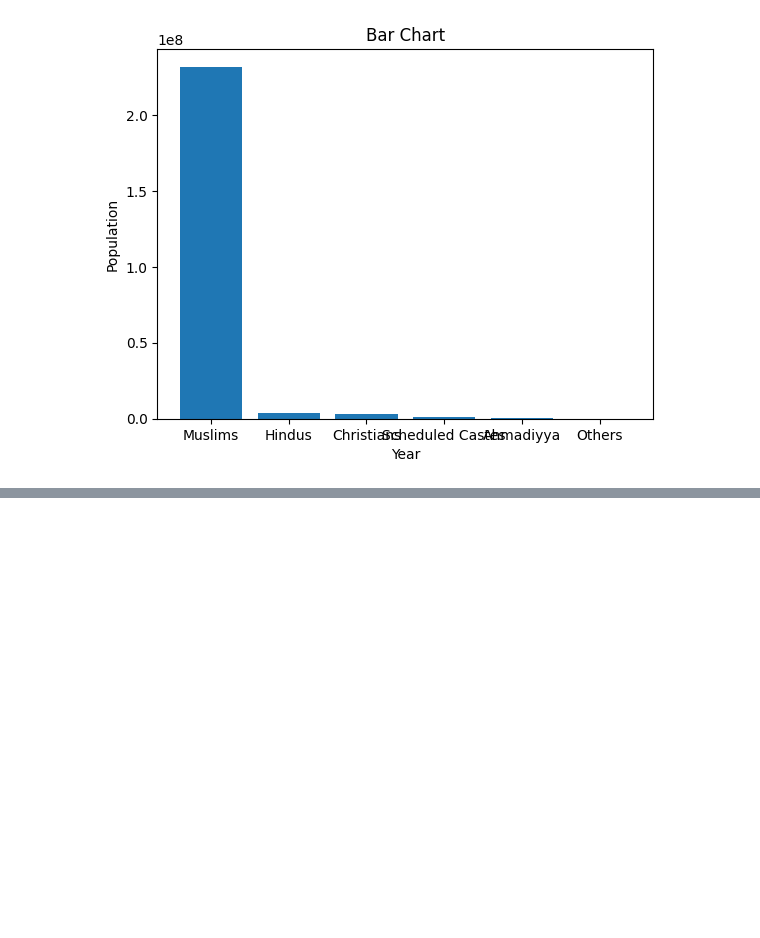
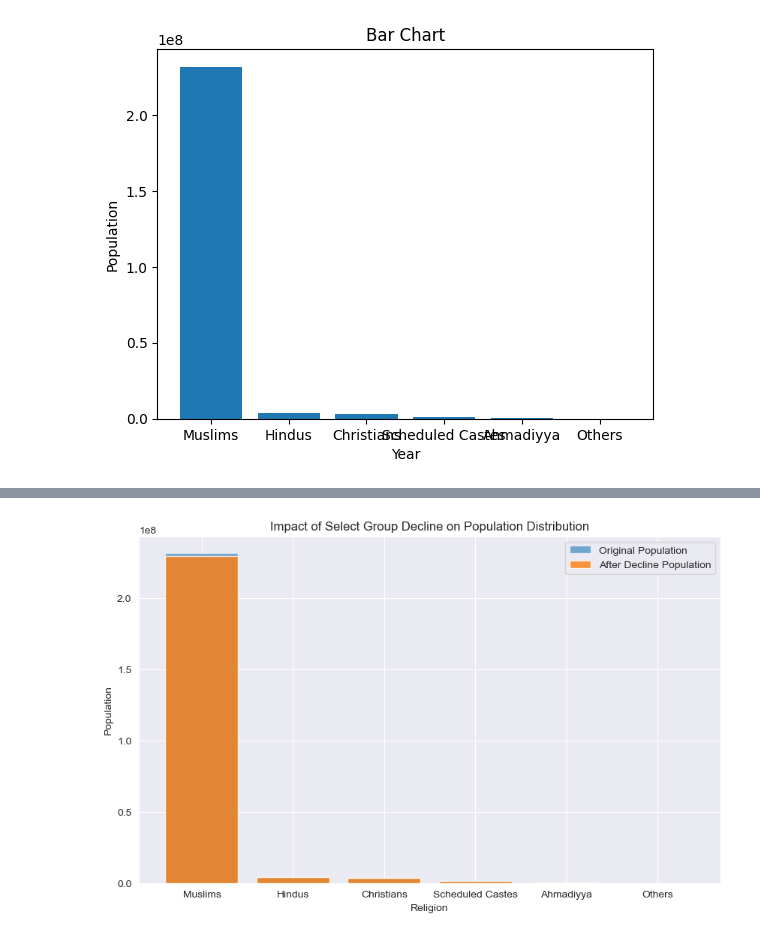
Before and after one commit to Mirza-Adnan-Baig/Data_Exploration, a Jupyter notebook: Data.ipynb, the cells around one changed output, grey strips where cells are left out. Drawn from its saved outputs; the diff is of its cells as text; code cells hidden in the pictures; blank space fills up the shorter version.

```diff
--- a/Data.ipynb
+++ b/Data.ipynb
@@ -114,0 +290,32 @@ plt.show()
+# %%
+#Population Decline in Select Groups
+#Scenario: Simulate a decline in certain groups while others grow or remain stable.
+#Goal: Explore how a decrease in one group's population impacts overall distribution.
+
+# Decline scenario
+decline_rates = {
+    'Muslims': -0.01,  # 1% decline
+    'Hindus': 0.02,    # 2% growth
+    'Christians': 0.0, # No change
+    'Scheduled Castes': -0.02, # 2% decline
+    'Ahmadiyya': 0.05, # 5% growth
+    'Others': 0.0      # No change
+}
+
+# Apply the decline rates
+data['Decline Population'] = data.apply(lambda row: row['Population'] * (1 + decline_rates[row['Religion']]), axis=1)
+
+# Calculate new percentages
+data['Decline %'] = data['Decline Population'] / data['Decline Population'].sum() * 100
+
+# Visualization
+plt.figure(figsize=(10, 6))
+plt.bar(data['Religion'], data['Population'], alpha=0.6, label='Original Population')
+plt.bar(data['Religion'], data['Decline Population'], alpha=0.8, label='After Decline Population')
+plt.xlabel('Religion')
+plt.ylabel('Population')
+plt.title('Impact of Select Group Decline on Population Distribution')
+plt.legend()
+plt.show()
+# %% [output]
+[figure, added]
```
Also changed, not shown: parts of 6 cells of this notebook.
